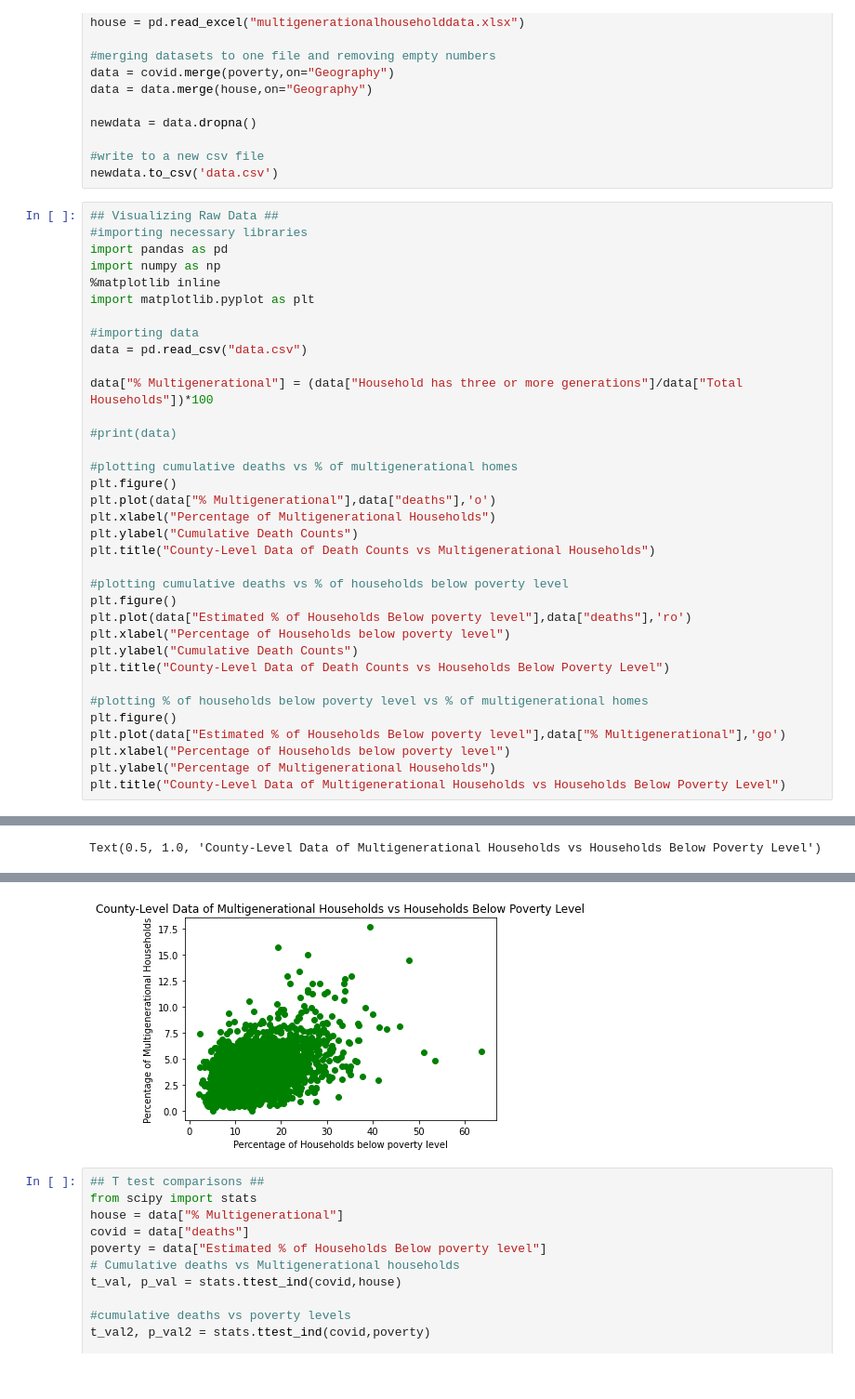
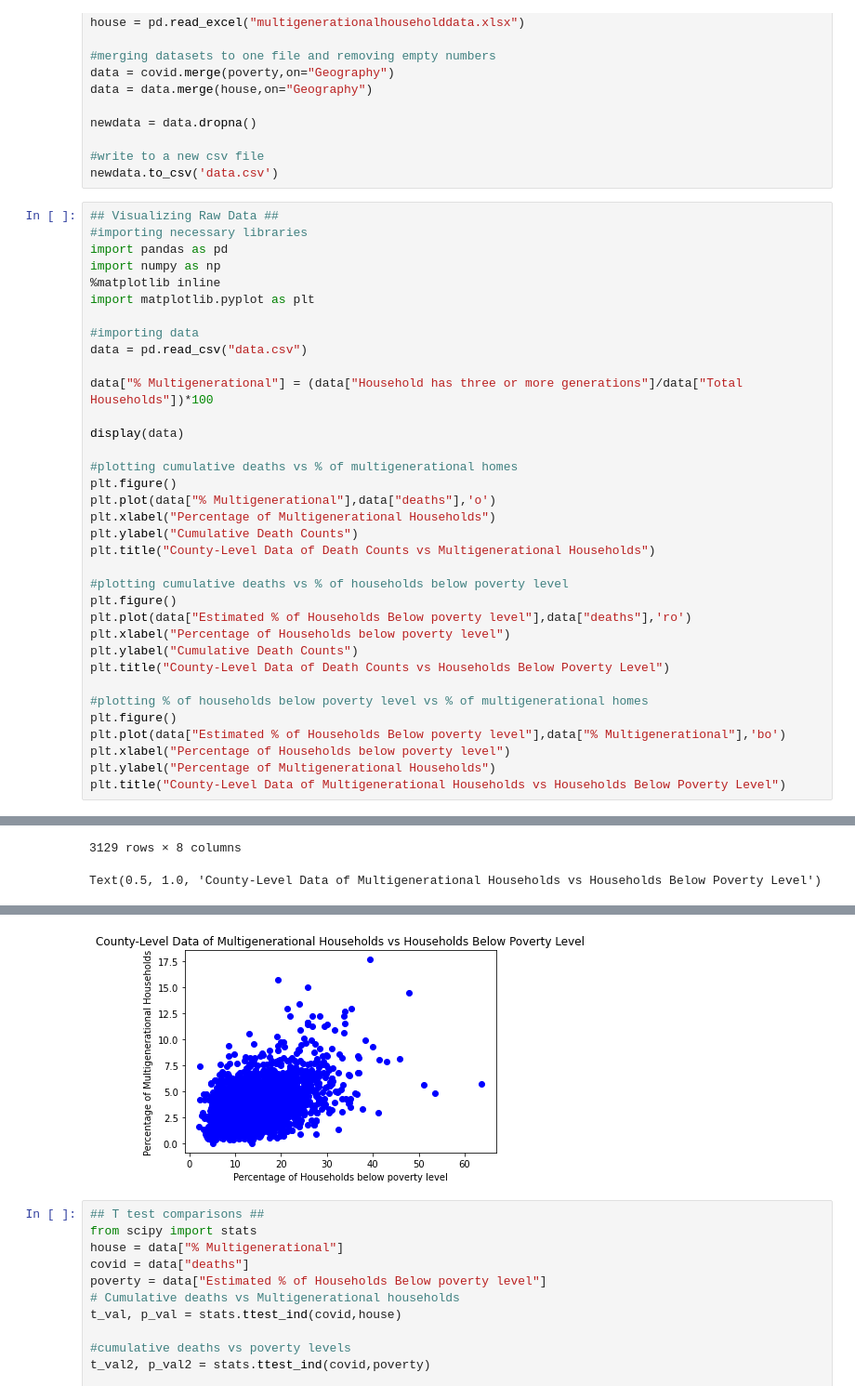
Before and after one commit to poojac831/Project1_BIOENG2411, a Jupyter notebook: Analyzing COVID Data_Project 1.ipynb, the cells around one changed output, grey strips where cells are left out. Shown at 93% size. Saved outputs shown, nothing was run; the diff lists cells and outputs as text.

Commit message:
updating plots and comments

```diff
--- a/Analyzing COVID Data_Project 1.ipynb
+++ b/Analyzing COVID Data_Project 1.ipynb
@@ -30,7 +30,7 @@ data = pd.read_csv("data.csv")
 
 data["% Multigenerational"] = (data["Household has three or more generations"]/data["Total Households"])*100
 
-#print(data)
+display(data)
 
 #plotting cumulative deaths vs % of multigenerational homes
 plt.figure()
@@ -48,7 +48,7 @@ plt.title("County-Level Data of Death Counts vs Households Below Poverty Level")
 
 #plotting % of households below poverty level vs % of multigenerational homes
 plt.figure()
-plt.plot(data["Estimated % of Households Below poverty level"],data["% Multigenerational"],'go')
+plt.plot(data["Estimated % of Households Below poverty level"],data["% Multigenerational"],'bo')
 plt.xlabel("Percentage of Households below poverty level")
 plt.ylabel("Percentage of Multigenerational Households")
 plt.title("County-Level Data of Multigenerational Households vs Households Below Poverty Level")
@@ -56,7 +68,8 @@ plt.title("County-Level Data of Multigenerational Households vs Households Below
-Text(0.5, 1.0, 'County-Level Data of Multigenerational Households vs Households Below Poverty Level')
+3129 rows × 8 columns
+Text(0.5, 1.0, 'County-Level Data of Multigenerational Households vs Households Below Poverty Level')
 [figure]
 [figure]
-[figure, old version]
+[figure, new version]
 # %%
 ## T test comparisons ##
 from scipy import stats
```
Also changed, not shown: parts of 2 cells of this notebook.
